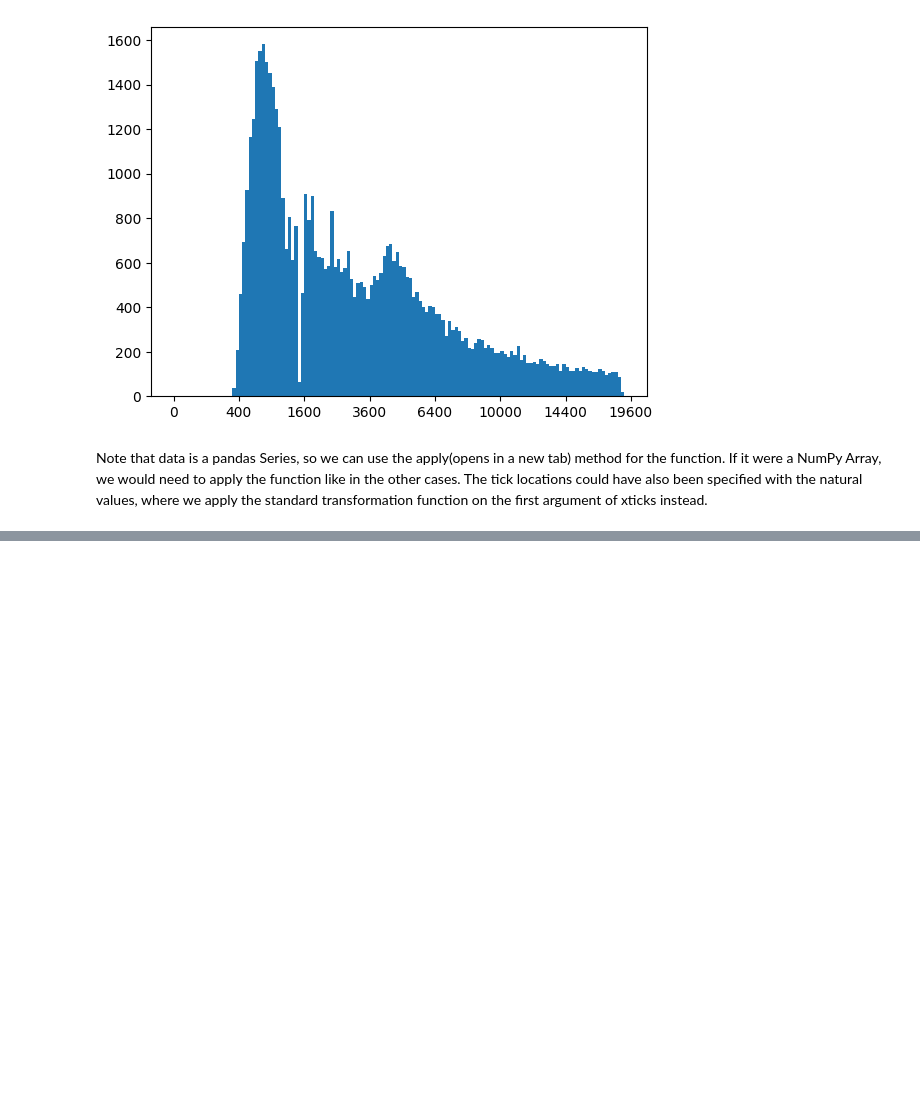
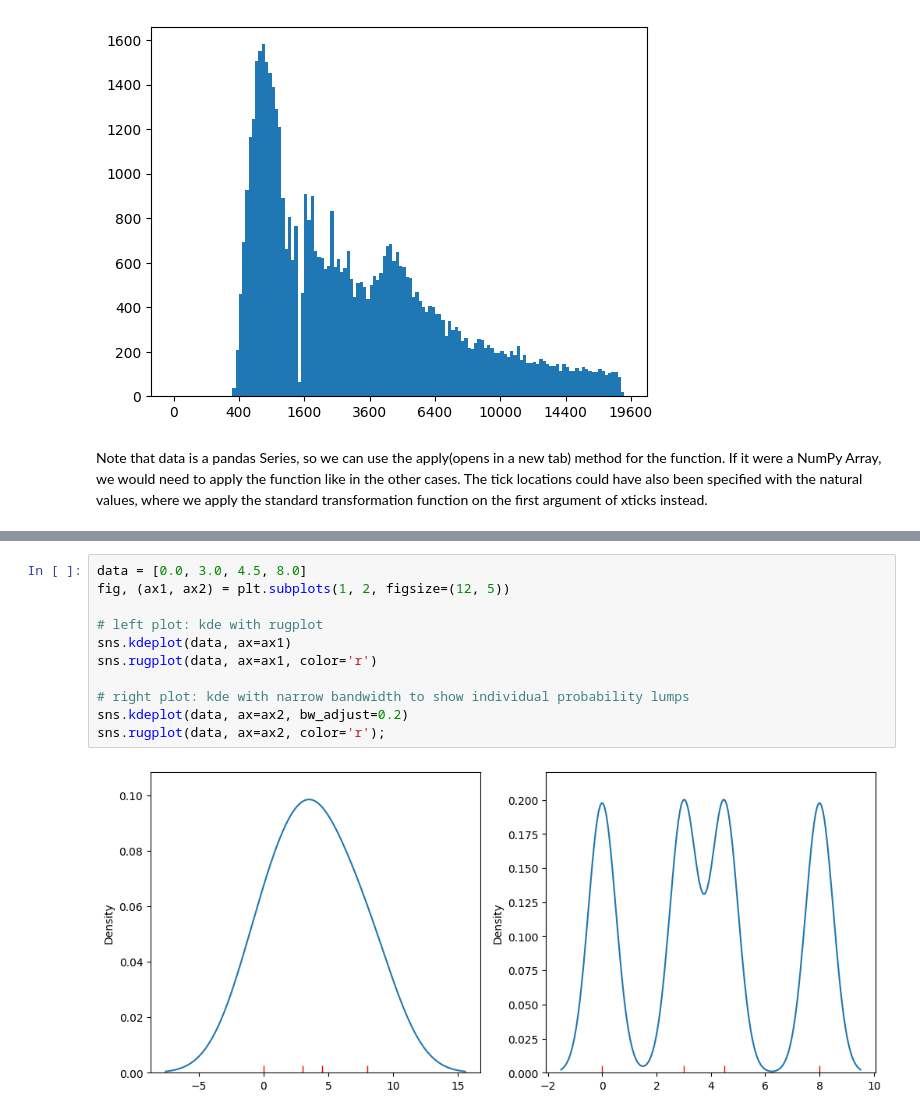
Before and after one commit to sondosaabed/Data-Visualization-with-Matplotlib-and-Seaborn, a Jupyter notebook: L3-Univariate-Exploration-in-Data-Analysis/L3-Univariate-Exploration-of-Data.ipynb, the cells around one changed output, grey strips where cells are left out. Drawn from its saved outputs; the diff is of its cells as text; blank space fills up the shorter version.

```diff
--- a/L3-Univariate-Exploration-in-Data-Analysis/L3-Univariate-Exploration-of-Data.ipynb
+++ b/L3-Univariate-Exploration-in-Data-Analysis/L3-Univariate-Exploration-of-Data.ipynb
@@ -560,0 +582,13 @@ Note that data is a pandas Series, so we can use the apply(opens in a new tab) m
+# %%
+data = [0.0, 3.0, 4.5, 8.0]
+fig, (ax1, ax2) = plt.subplots(1, 2, figsize=(12, 5))
+
+# left plot: kde with rugplot
+sns.kdeplot(data, ax=ax1)
+sns.rugplot(data, ax=ax1, color='r')
+
+# right plot: kde with narrow bandwidth to show individual probability lumps
+sns.kdeplot(data, ax=ax2, bw_adjust=0.2)
+sns.rugplot(data, ax=ax2, color='r');
+# %% [output]
+[figure, added]
```
Also changed, not shown: parts of 9 cells of this notebook.
